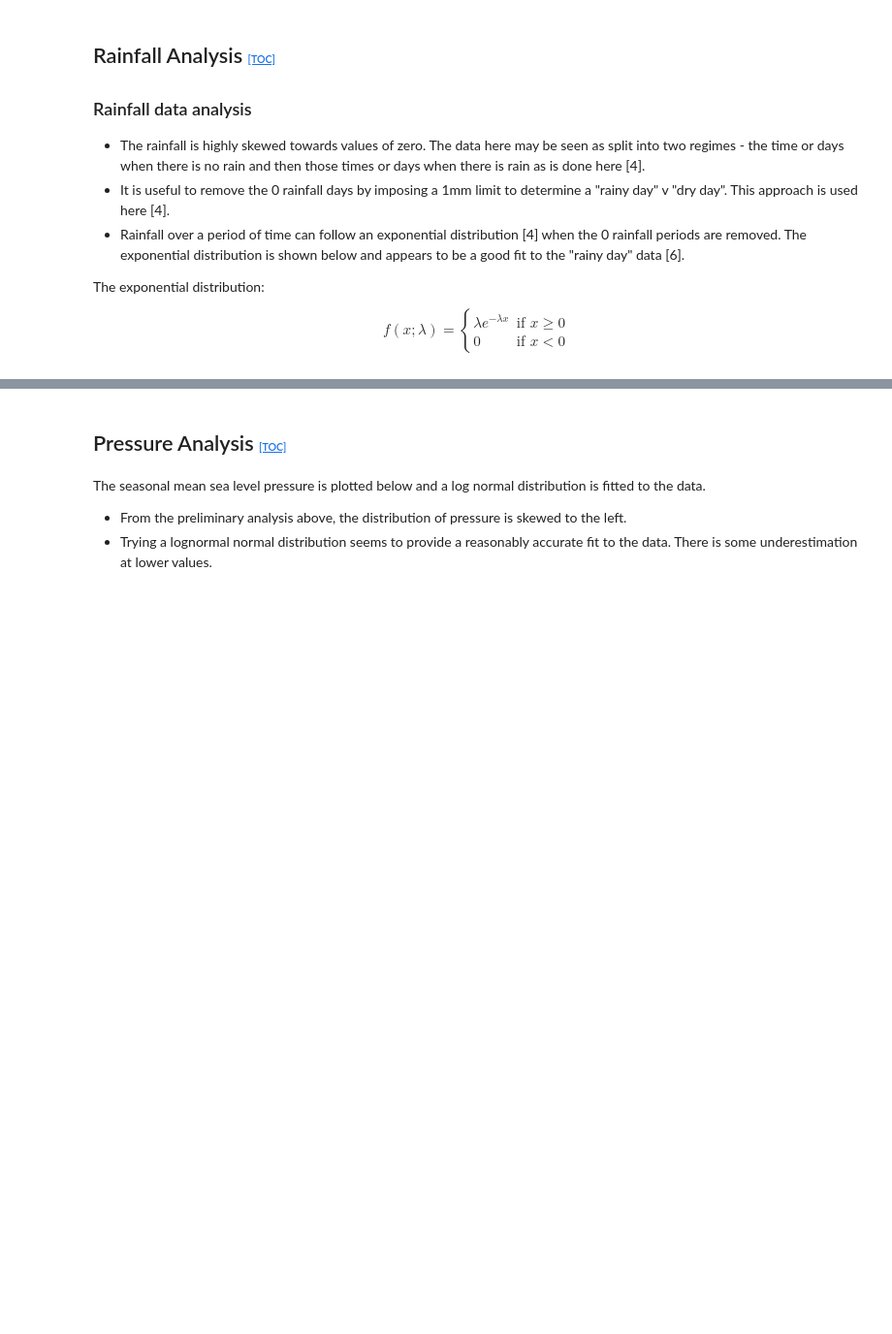
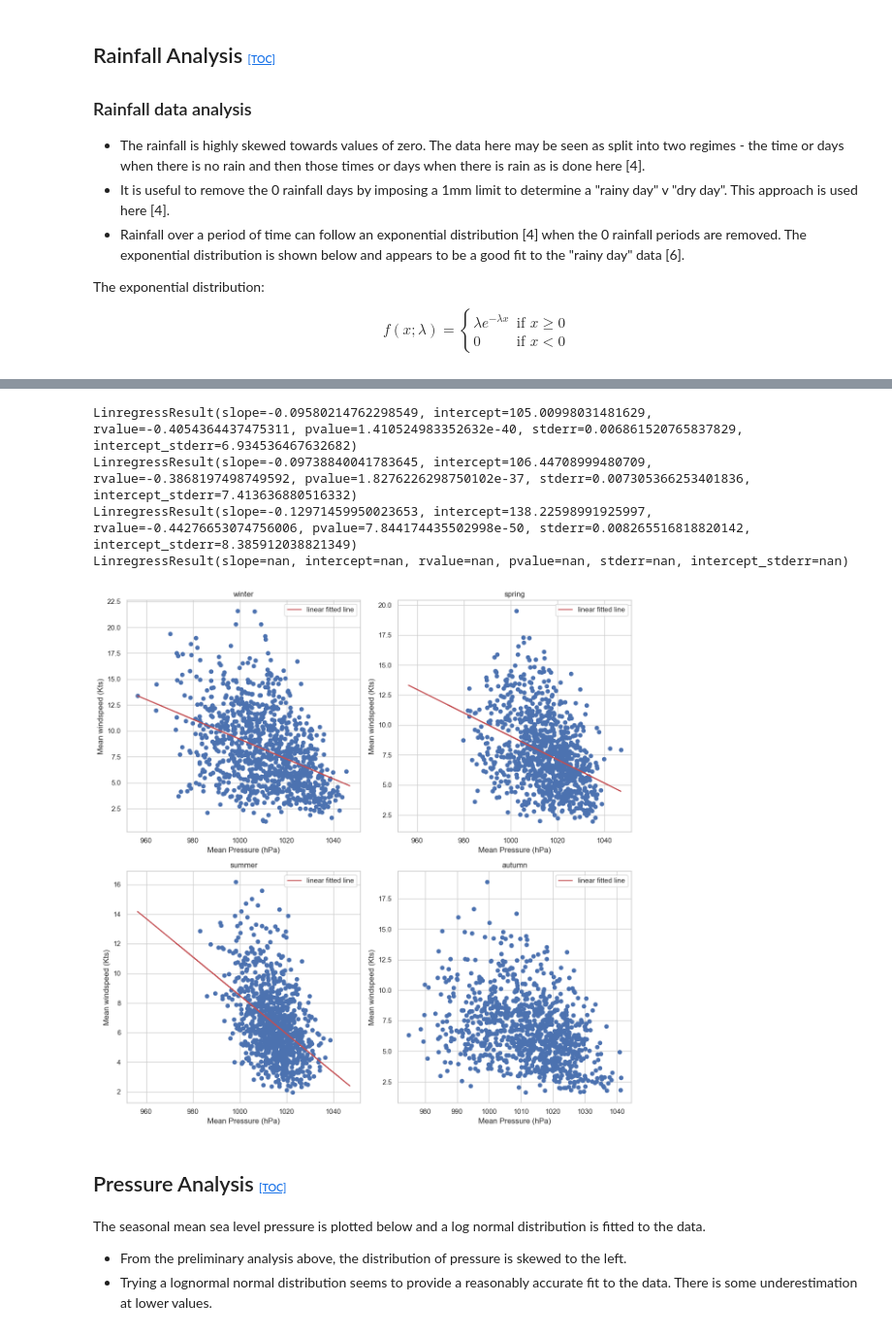
Before and after one commit to Eilis9/PfDA_Project1, a Jupyter notebook: met_athenry.ipynb, the cells around one changed output, grey strips where cells are left out. Shown at 97% size. Saved outputs shown, nothing was run; the diff lists cells and outputs as text; code cells hidden in the pictures; blank space fills up the shorter version.

```diff
--- a/met_athenry.ipynb
+++ b/met_athenry.ipynb
@@ -404,28 +592,35 @@ plt.show()
 # %%
 # Get a linear regression plot between windspeed and pressure
 fig, axs = plt.subplots(2,2, figsize=(12, 12))
 ax_list = [(0,0), (0,1), (1,0), (1,1)]
 
 # Define empty lists to store the seasonal linear regression results to a list
 wind_pressure_linregress_season = []
 
 for i, season in enumerate(class_names):
 
 #mydata_agg_i[var].loc[mydata_agg_i['season'] == 'winter'
   axs[ax_list[i]].scatter(mydata_agg_i['Pressure mean'].loc[mydata_agg_i['season'] == season], mydata_agg_i['Windspeed mean'].loc[mydata_agg_i['season'] == season])
   res_ws = stats.linregress(mydata_agg_i['Pressure mean'].loc[mydata_agg_i['season'] == season], mydata_agg_i['Windspeed mean'].loc[mydata_agg_i['season'] == season])
   wind_pressure_linregress_season.append((res_ws.slope, res_ws.intercept))
 
   print(res_ws)
 
   axs[ax_list[i]].plot(mydata_agg_i['Pressure mean'], res_ws.intercept + res_ws.slope*mydata_agg_i['Pressure mean'], 'r', label='linear fitted line')
   axs[ax_list[i]].set_ylabel("Mean windspeed (Kts)")
   axs[ax_list[i]].set_xlabel("Mean Pressure (hPa)")
+  axs[ax_list[i]].set_title(season, font)
   axs[ax_list[i]].legend()
 
 
 fig.tight_layout()
 plt.show()
+# %% [output]
+LinregressResult(slope=-0.09580214762298549, intercept=105.00998031481629, rvalue=-0.4054364437475311, pvalue=1.410524983352632e-40, stderr=0.006861520765837829, intercept_stderr=6.934536467632682)
+LinregressResult(slope=-0.09738840041783645, intercept=106.44708999480709, rvalue=-0.3868197498749592, pvalue=1.8276226298750102e-37, stderr=0.007305366253401836, intercept_stderr=7.413636880516332)
+LinregressResult(slope=-0.12971459950023653, intercept=138.22598991925997, rvalue=-0.44276653074756006, pvalue=7.844174435502998e-50, stderr=0.008265516818820142, intercept_stderr=8.385912038821349)
+LinregressResult(slope=nan, intercept=nan, rvalue=nan, pvalue=nan, stderr=nan, intercept_stderr=nan)
+[figure, added]
 # %% [markdown]
 ## Pressure Analysis <a id="Pressure"></a> <span style="font-size: 8pt;"> [[TOC]](#toc)</span>
 The seasonal mean sea level pressure is plotted below and a log normal distribution is fitted to the data.
```
Also changed, not shown: parts of 25 cells of this notebook, 1 other file.
